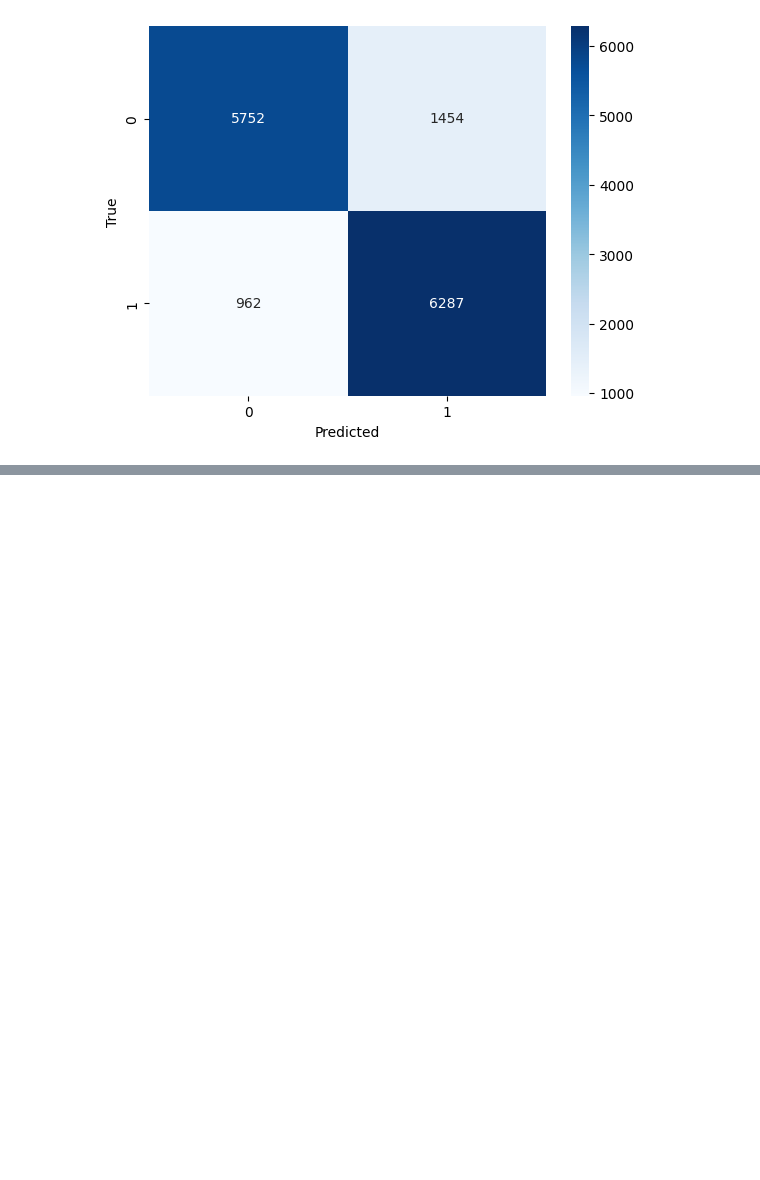
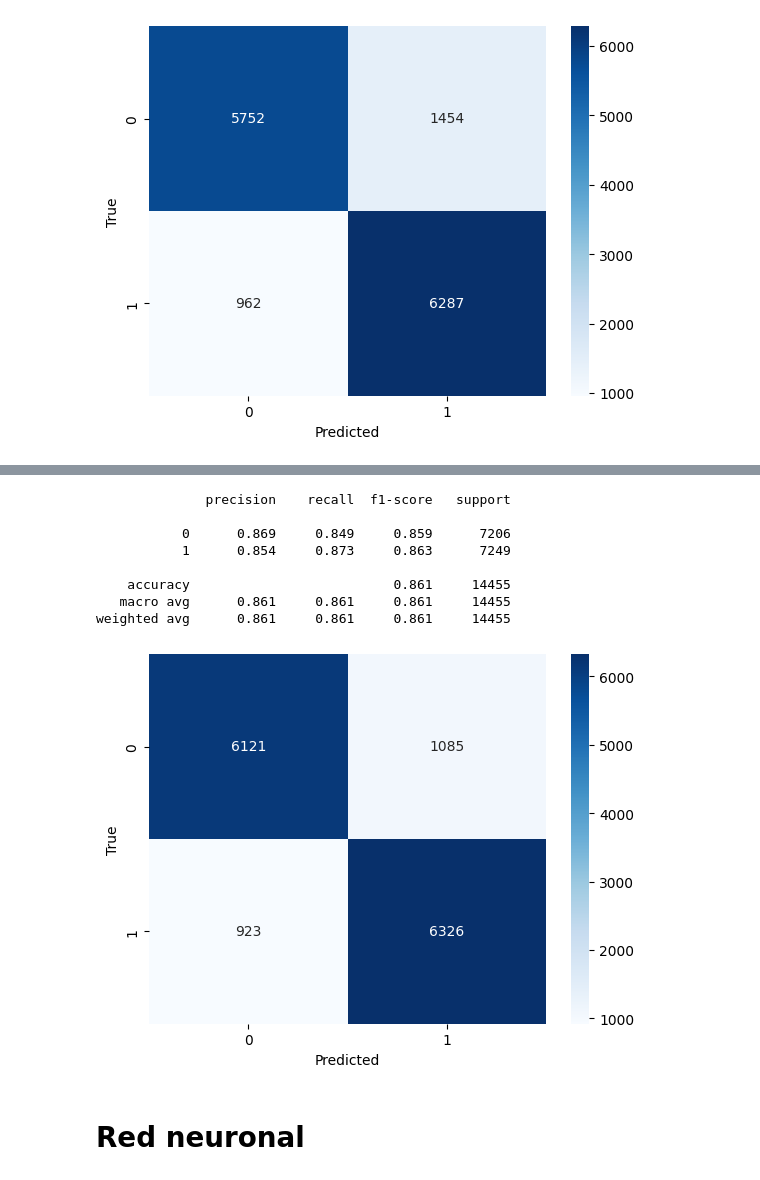
Before and after one commit to FaCu97/7506R-1C2023-GRUPO11, a Jupyter notebook: TP2/7506R_TP2_GRUPO11_N2.ipynb, the cells around one changed output, grey strips where cells are left out. Saved outputs shown, nothing was run; the diff lists cells and outputs as text; code cells hidden in the pictures; blank space fills up the shorter version.

```diff
--- a/TP2/7506R_TP2_GRUPO11_N2.ipynb
+++ b/TP2/7506R_TP2_GRUPO11_N2.ipynb
@@ -391,0 +481,13 @@ model_XGB = randomcv.fit(x_train,y_train)
+# %%
+
+bayes_naive = cargar_modelo("./modelos/bayes_naive_hiperparametros.sav")
+random_forest = cargar_modelo("./modelos/random_forest_best-filtrado.sav")
+xgboost = cargar_modelo("./modelos/XGBoost-filtrado.sav")
+# %%
+from sklearn.ensemble import VotingClassifier
+
+#Creo ensemble de Votación
+voting = VotingClassifier(estimators = [('bayes_naive', bayes_naive), ('random_forest', random_forest), ('xgboost', xgboost)], voting = 'hard')
+
+#Entreno el ensemble
+voting.fit(x_train, y_train)
@@ -391,0 +512,14 @@ model_XGB = randomcv.fit(x_train,y_train)
+# %%
+y_pred=voting.predict(x_test)
+
+metricas(y_pred,y_test)
+# %% [output]
+              precision    recall  f1-score   support
+
+           0      0.869     0.849     0.859      7206
+           1      0.854     0.873     0.863      7249
+
+    accuracy                          0.861     14455
+   macro avg      0.861     0.861     0.861     14455
+weighted avg      0.861     0.861     0.861     14455
+[figure, added]
@@ -391,0 +528,2 @@ model_XGB = randomcv.fit(x_train,y_train)
+# %% [markdown]
+# Red neuronal
```
Also changed, not shown: parts of 22 cells of this notebook, 7 other files.
